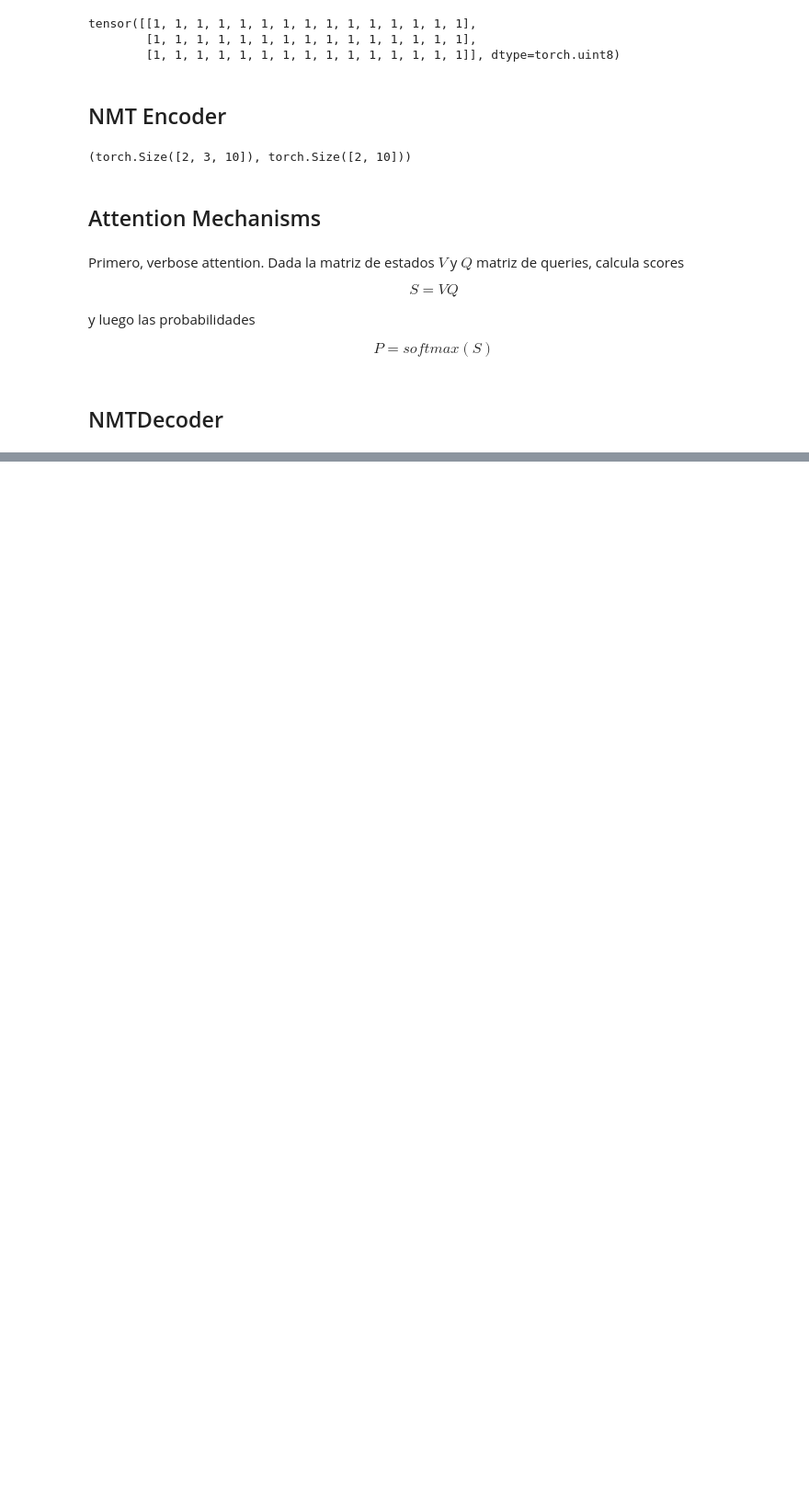
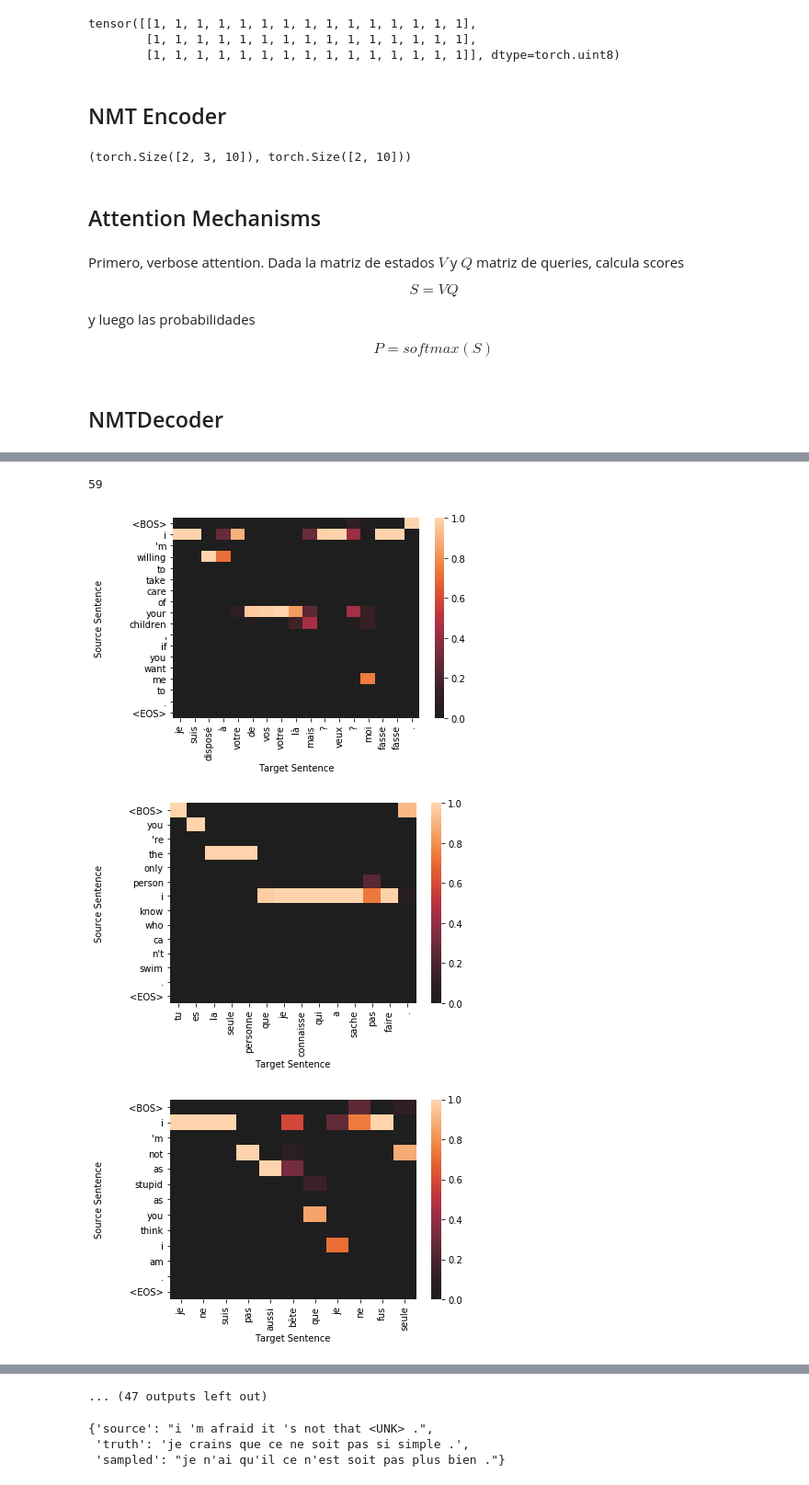
Before and after one commit to finiteautomata/pytorch-nlp, a Jupyter notebook: chapter-08.seq2seq.ipynb, the cells around one changed output, grey strips where cells are left out. Shown at 92% size. Drawn from its saved outputs; the diff is of its cells as text; code cells hidden in the pictures; blank space fills up the shorter version.

```diff
--- a/chapter-08.seq2seq.ipynb
+++ b/chapter-08.seq2seq.ipynb
@@ -809,0 +1196,38 @@ class NMTDecoder(nn.Module):
+# %%
+dataset.set_split('val')
+batch_generator = generate_nmt_batches(dataset,
+                                       batch_size=batch_size)
+batch_dict = next(batch_generator)
+
+model = model.eval()
+sampler = NMTSampler(vectorizer, model)
+sampler.apply_to_batch(batch_dict)
+# %%
+all_results = []
+for i in range(batch_size):
+    all_results.append(sampler.get_ith_item(i, False))
+# %%
+
+top_results = [x for x in all_results if x['bleu-4']>0.1]
+len(top_results)
+# %% [output]
+59
+# %%
+for sample in top_results:
+    plt.figure()
+    target_len = len(sample['sampled'])
+    source_len = len(sample['source'])
+
+    attention_matrix = sample['attention'][:target_len, :source_len+2].transpose()#[::-1]
+    ax = sns.heatmap(attention_matrix, center=0.0)
+    ylabs = ["<BOS>"]+sample['source']+["<EOS>"]
+    #ylabs = sample['source']
+    #ylabs = ylabs[::-1]
+    ax.set_yticklabels(ylabs, rotation=0)
+    ax.set_xticklabels(sample['sampled'], rotation=90)
+    ax.set_xlabel("Target Sentence")
+    ax.set_ylabel("Source Sentence\n\n")
+# %% [output]
+[figure, added]
+[figure, added]
+[figure, added]
@@ -809,0 +1243,39 @@ class NMTDecoder(nn.Module):
+... (47 outputs left out)
+# %%
+def get_source_sentence(vectorizer, batch_dict, index):
+    indices = batch_dict['x_source'][index].cpu().data.numpy()
+    vocab = vectorizer.source_vocab
+    return sentence_from_indices(indices, vocab)
+
+def get_true_sentence(vectorizer, batch_dict, index):
+    return sentence_from_indices(batch_dict['y_target'].cpu().data.numpy()[index], vectorizer.target_vocab)
+
+def get_sampled_sentence(vectorizer, batch_dict, index):
+    y_pred = model(x_source=batch_dict['x_source'],
+                   x_source_lengths=batch_dict['x_source_length'],
+                   target_sequence=batch_dict['x_target'])
+    return sentence_from_indices(torch.max(y_pred, dim=2)[1].cpu().data.numpy()[index], vectorizer.target_vocab)
+
+def get_all_sentences(vectorizer, batch_dict, index):
+    return {"source": get_source_sentence(vectorizer, batch_dict, index),
+            "truth": get_true_sentence(vectorizer, batch_dict, index),
+            "sampled": get_sampled_sentence(vectorizer, batch_dict, index)}
+
+def sentence_from_indices(indices, vocab, strict=True):
+    ignore_indices = set([vocab.mask_index, vocab.begin_seq_index, vocab.end_seq_index])
+    out = []
+    for index in indices:
+        if index == vocab.begin_seq_index and strict:
+            continue
+        elif index == vocab.end_seq_index and strict:
+            return " ".join(out)
+        else:
+            out.append(vocab.lookup_index(index))
+    return " ".join(out)
+
+results = get_all_sentences(vectorizer, batch_dict, 10)
+results
+# %% [output]
+{'source': "i 'm afraid it 's not that <UNK> .",
+ 'truth': 'je crains que ce ne soit pas si simple .',
+ 'sampled': "je n'ai qu'il ce n'est soit pas plus bien ."}
```
Also changed, not shown: parts of 19 cells of this notebook, 3 other files.
